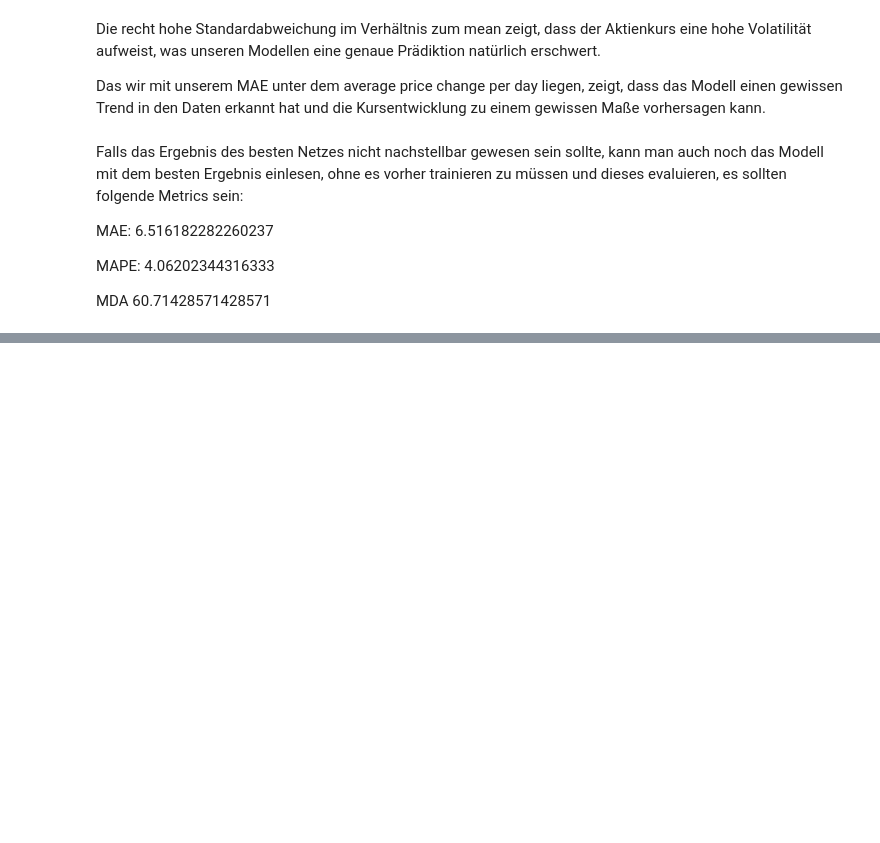
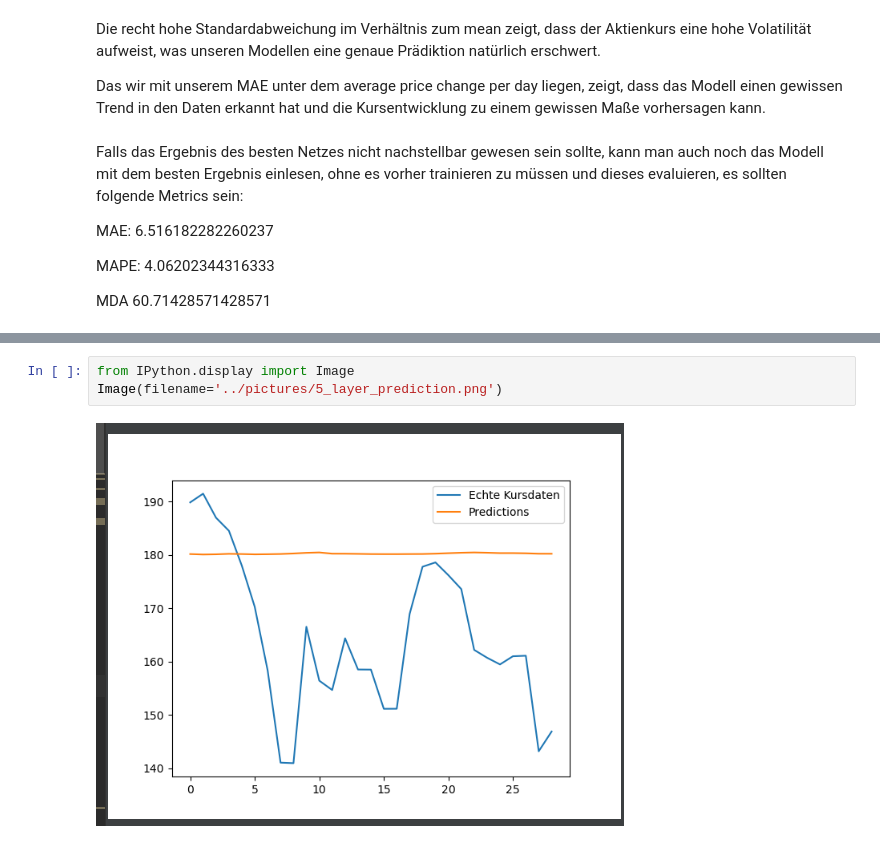
Before and after one commit to Emixeras/gameStopStockPrediction, a Jupyter notebook: notebooks/rnn_prediction_in_python.ipynb, the cells around one changed output, grey strips where cells are left out. Drawn from its saved outputs; the diff is of its cells as text; blank space fills up the shorter version.

```diff
--- a/notebooks/rnn_prediction_in_python.ipynb
+++ b/notebooks/rnn_prediction_in_python.ipynb
@@ -409,0 +524,5 @@ von Postings im wallstreetbets Subreddit, verbessern lässt.
+# %%
+from IPython.display import Image
+Image(filename='../pictures/5_layer_prediction.png')
+# %% [output]
+[figure, added]
```
Also changed, not shown: parts of 37 cells of this notebook, 3 other files.
